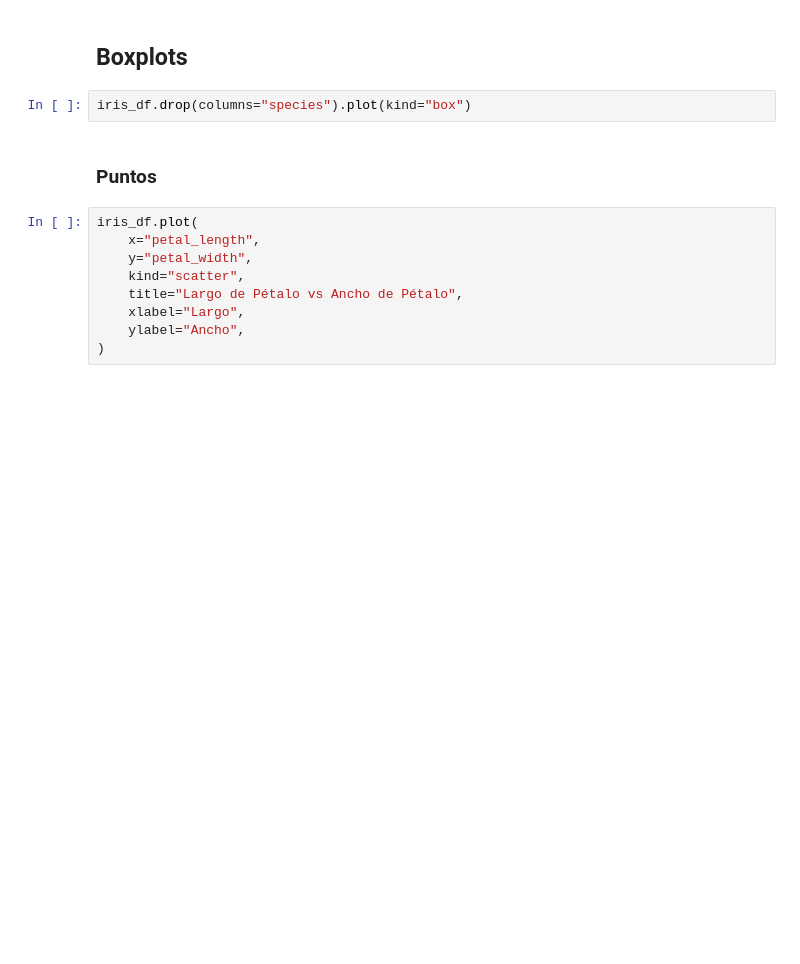
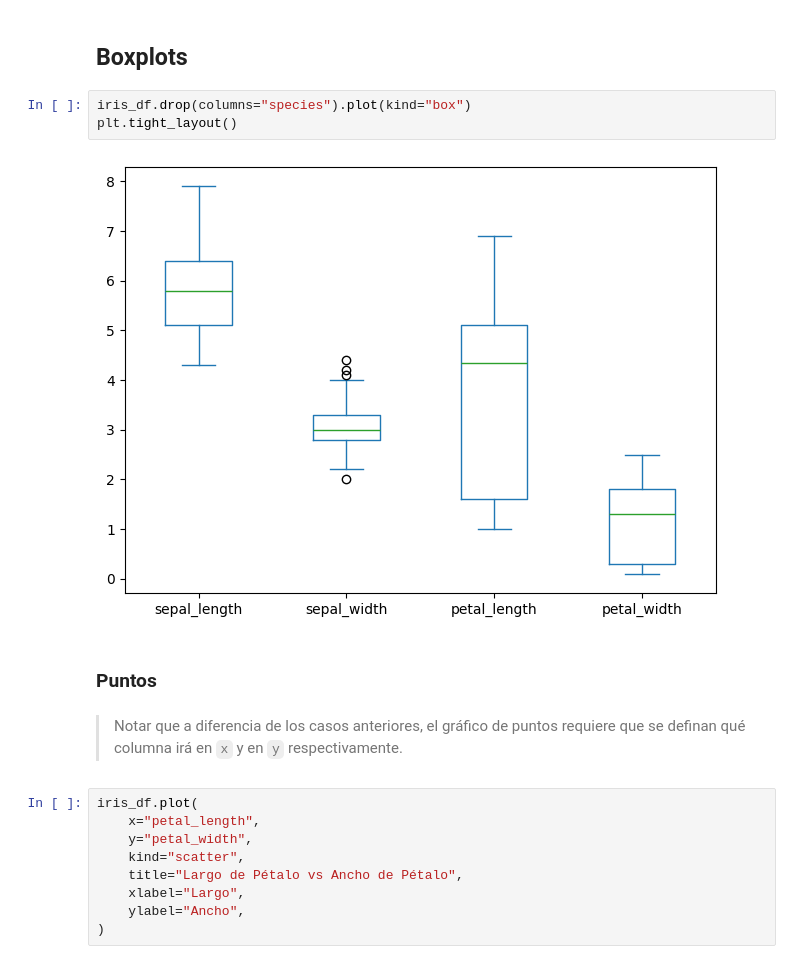
Before and after one commit to datacubeR/clases_UAI, a Jupyter notebook: tics411/notebooks/02-EDA.ipynb, the cells around one changed output. Drawn from its saved outputs; the diff is of its cells as text; blank space fills up the shorter version.

```diff
--- a/tics411/notebooks/02-EDA.ipynb
+++ b/tics411/notebooks/02-EDA.ipynb
@@ -78,8 +185,13 @@ iris_df.groupby("species").mean().plot(kind="bar", edgecolor="black")
 ## Boxplots
 # %%
 iris_df.drop(columns="species").plot(kind="box")
+plt.tight_layout()
+# %% [output]
+[figure, added]
 # %% [markdown]
 ### Puntos
+# %% [markdown]
+> Notar que a diferencia de los casos anteriores, el gráfico de puntos requiere que se definan qué columna irá en `x` y en `y` respectivamente.
 # %%
 iris_df.plot(
     x="petal_length",
```
Also changed, not shown: parts of 55 cells of this notebook, 9 other files.
